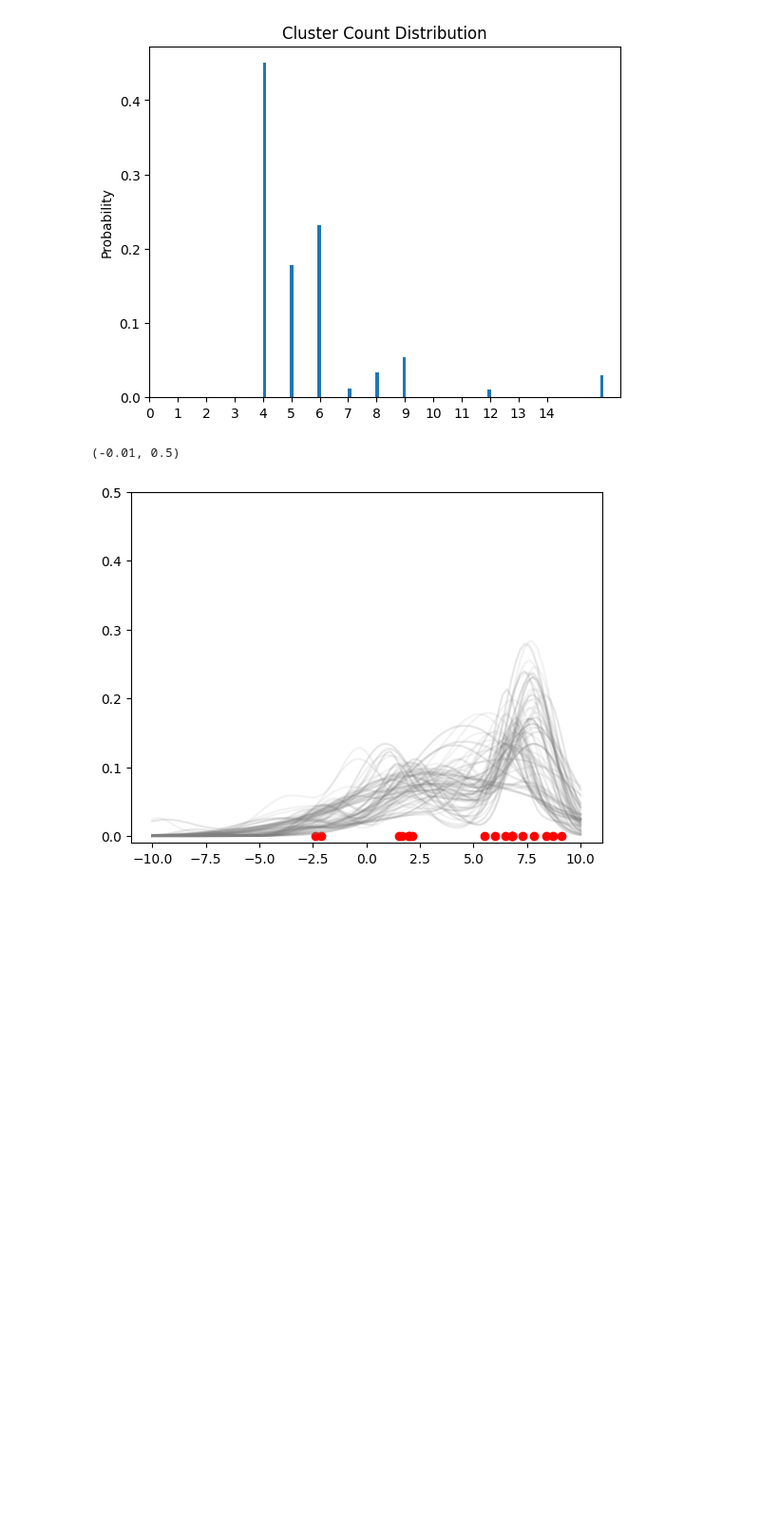
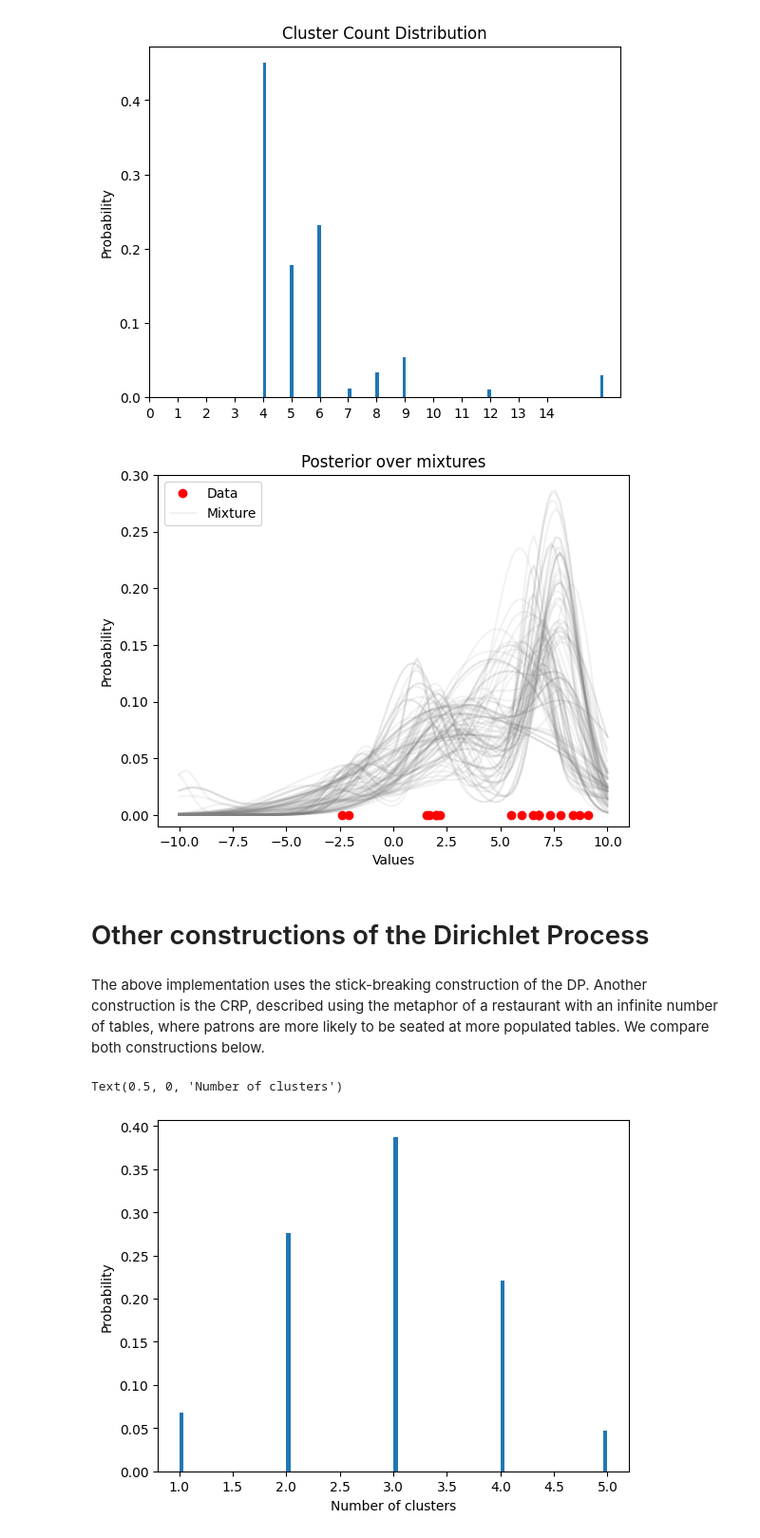
Before and after one commit to codec-lab/flippy, a Jupyter notebook: tutorials/04-DP-MM.ipynb, the cells around one changed output. Shown: that part at 95% size. Cells and saved outputs as stored; diff of their text form; code cells hidden in the pictures; blank space fills up the shorter version.

```diff
--- a/tutorials/04-DP-MM.ipynb
+++ b/tutorials/04-DP-MM.ipynb
@@ -84,12 +90,30 @@ ax.set_title("Cluster Count Distribution")
 Text(0.5, 1.0, 'Cluster Count Distribution')
 [figure]
 # %%
-fig, ax = plt.subplots()
-ax.plot(dataset2, [0] * len(dataset2), "o", color="red")
-for _ in range(100):
-    cdist = dist.sample()
-    plot_dp_mixture_sample(cdist, ax, alpha=.1, color="grey")
-ax.set_ylim(-0.01, 0.5)
+plot_posterior(dataset2, dist)
 # %% [output]
-(-0.01, 0.5)
-[figure, old version]
+[figure, new version]
+# %% [markdown]
+# Other constructions of the Dirichlet Process
+# %% [markdown]
+The above implementation uses the stick-breaking construction of the DP. Another construction is the CRP, described using the metaphor of a restaurant with an infinite number of tables, where patrons are more likely to be seated at more populated tables. We compare both constructions below.
+# %%
+from flippy.distributions.builtin_dists import Categorical
+
+def sample_category(concentration, c=0):
+    if flip(break_stick(c, concentration)):
+        return c
+    return sample_category(concentration, c + 1)
+
+@infer(method="SamplePrior", samples=10_000)
+def dp_stick_breaking(n, concentration):
+    cs = set()
+    for _ in range(n):
+        cs |= {sample_category(concentration)}
+    return len(cs)
+
+dp_stick_breaking(5, 2).plot()
+plt.xlabel('Number of clusters')
+# %% [output]
+Text(0.5, 0, 'Number of clusters')
+[figure, added]
```
Also changed, not shown: parts of 3 cells of this notebook.
